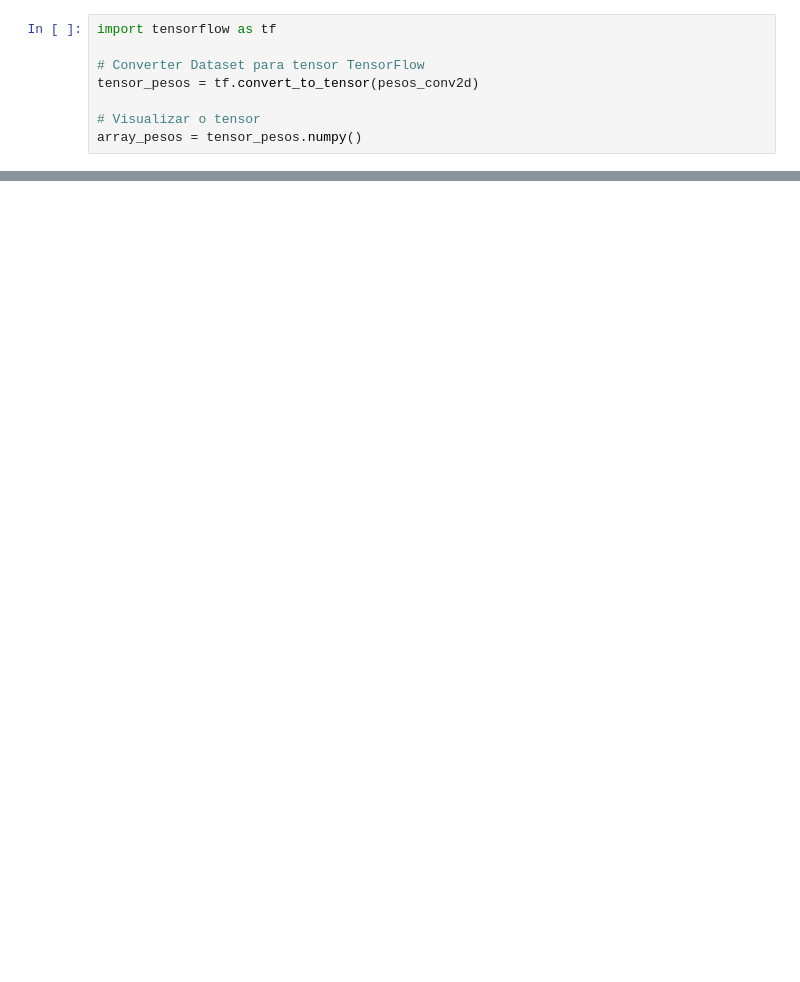
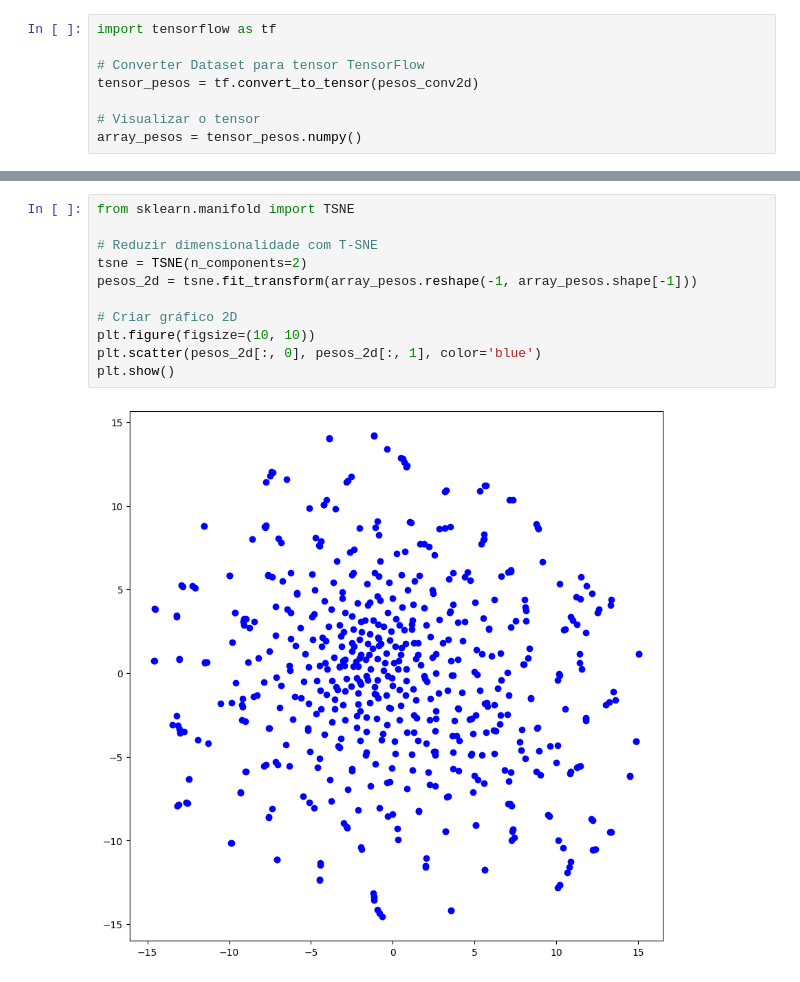
Before and after one commit to rodrigogrego/tensor-flow-retinopatia-diabetica, a Jupyter notebook: model_h5_process.ipynb, the cells around one changed output, grey strips where cells are left out. Drawn from its saved outputs; the diff is of its cells as text; blank space fills up the shorter version.

```diff
--- a/model_h5_process.ipynb
+++ b/model_h5_process.ipynb
@@ -179,0 +318,13 @@ plt.show()
+# %%
+from sklearn.manifold import TSNE
+
+# Reduzir dimensionalidade com T-SNE
+tsne = TSNE(n_components=2)
+pesos_2d = tsne.fit_transform(array_pesos.reshape(-1, array_pesos.shape[-1]))
+
+# Criar gráfico 2D
+plt.figure(figsize=(10, 10))
+plt.scatter(pesos_2d[:, 0], pesos_2d[:, 1], color='blue')
+plt.show()
+# %% [output]
+[figure, added]
```
Also changed, not shown: parts of 31 cells of this notebook.
